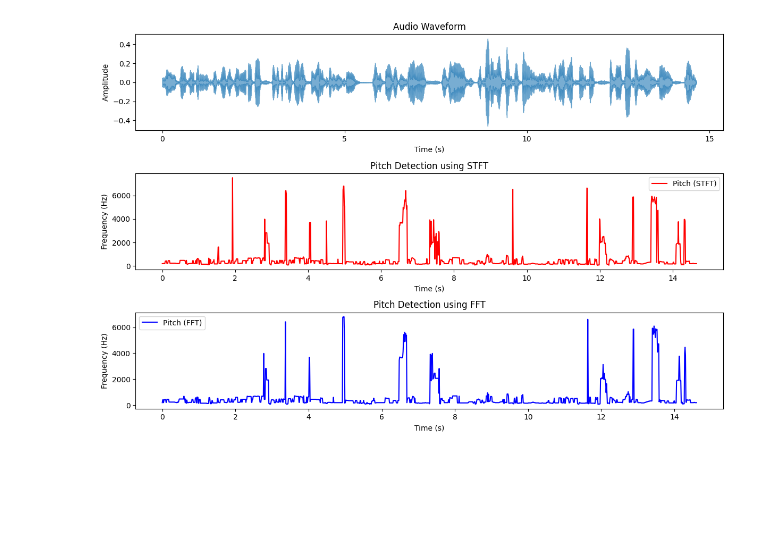
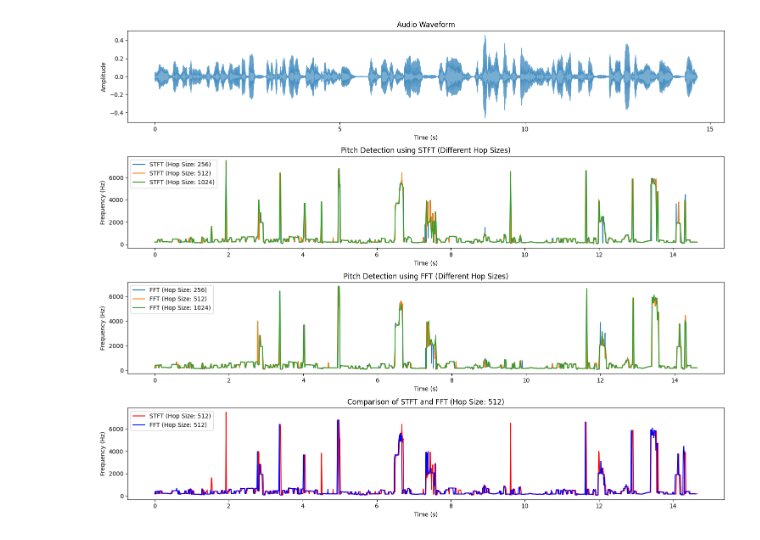
Before and after one commit to yyf/SimpleAudioDSP, a Jupyter notebook: STFT.ipynb, the cells around one changed output. Saved outputs shown, nothing was run; the diff lists cells and outputs as text; code cells hidden in the pictures; blank space fills up the shorter version.

Commit message:
Compare pitch estimation by various hop sizes

```diff
--- a/STFT.ipynb
+++ b/STFT.ipynb
@@ -5,71 +5,85 @@ import librosa.display
 import matplotlib.pyplot as plt
 
 # Load the audio file
 audio_file = './Data/speech_5.wav'  # Replace with your file path
 y, sr = librosa.load(audio_file, sr=None)
 
-# Parameters for STFT
-n_fft = 2048  # Number of FFT points
-hop_length = 512  # Hop length for overlapping frames
+# Parameters for STFT and FFT
+n_fft = 2048
+hop_sizes = [256, 512, 1024]
 
-# Compute the STFT
-stft = librosa.stft(y, n_fft=n_fft, hop_length=hop_length)
-magnitude = np.abs(stft)
+# Initialize results storage
+pitch_stft_results = {}
+pitch_fft_results = {}
 
-# Get the frequency bins
-frequencies = librosa.fft_frequencies(sr=sr, n_fft=n_fft)
+# Loop through each hop size
+for hop_length in hop_sizes:
+    # Compute the STFT
+    stft = librosa.stft(y, n_fft=n_fft, hop_length=hop_length)
+    magnitude = np.abs(stft)
 
-# Detect pitch using STFT
-pitch_stft = []
-for frame in magnitude.T:
-    max_idx = np.argmax(frame)  # Find the index of the max magnitude
-    pitch_freq = frequencies[max_idx]  # Map index to frequency
-    pitch_stft.append(pitch_freq)
+    # Get the frequency bins
+    frequencies = librosa.fft_frequencies(sr=sr, n_fft=n_fft)
 
-# Detect pitch using FFT (simpler technique)
-frame_size = 2048  # Frame size for FFT
-hop_length_fft = 512  # Hop length for FFT
-pitch_fft = []
-for i in range(0, len(y) - frame_size, hop_length_fft):
-    frame = y[i:i + frame_size]
-    fft_spectrum = np.fft.rfft(frame)
-    fft_magnitude = np.abs(fft_spectrum)
-    fft_frequencies = np.fft.rfftfreq(len(frame), d=1/sr)
-    max_idx = np.argmax(fft_magnitude)  # Find the index of the max magnitude
-    pitch_freq = fft_frequencies[max_idx]  # Map index to frequency
-    pitch_fft.append(pitch_freq)
+    # Detect pitch using STFT
+    pitch_stft = []
+    for frame in magnitude.T:
+        max_idx = np.argmax(frame)
+        pitch_freq = frequencies[max_idx]
+        pitch_stft.append(pitch_freq)
+    pitch_stft_results[hop_length] = pitch_stft
 
-# Time axes for both methods
-times_stft = librosa.frames_to_time(np.arange(len(pitch_stft)), sr=sr, hop_length=hop_length)
-times_fft = np.arange(len(pitch_fft)) * hop_length_fft / sr
+    # Detect pitch using FFT
+    frame_size = 2048
+    pitch_fft = []
+    for i in range(0, len(y) - frame_size, hop_length):
+        frame = y[i:i + frame_size]
+        fft_spectrum = np.fft.rfft(frame)
+        fft_magnitude = np.abs(fft_spectrum)
+        fft_frequencies = np.fft.rfftfreq(len(frame), d=1/sr)
+        max_idx = np.argmax(fft_magnitude)
+        pitch_freq = fft_frequencies[max_idx]
+        pitch_fft.append(pitch_freq)
+    pitch_fft_results[hop_length] = pitch_fft
 
 # Plot the results
-plt.figure(figsize=(12, 8))
+plt.figure(figsize=(15, 12))
 
-# Plot the waveform
-plt.subplot(3, 1, 1)
+plt.subplot(4, 1, 1)
 librosa.display.waveshow(y, sr=sr, alpha=0.6)
 plt.title('Audio Waveform')
 plt.xlabel('Time (s)')
 plt.ylabel('Amplitude')
 
-# Plot pitch detected using STFT
-plt.subplot(3, 1, 2)
-plt.plot(times_stft, pitch_stft, label='Pitch (STFT)', color='r')
+plt.subplot(4, 1, 2)
+for hop_length, pitch_stft in pitch_stft_results.items():
+    times_stft = librosa.frames_to_time(np.arange(len(pitch_stft)), sr=sr, hop_length=hop_length)
+    plt.plot(times_stft, pitch_stft, label=f'STFT (Hop Size: {hop_length})')
 plt.xlabel('Time (s)')
 plt.ylabel('Frequency (Hz)')
-plt.title('Pitch Detection using STFT')
+plt.title('Pitch Detection using STFT (Different Hop Sizes)')
 plt.legend()
 
-# Plot pitch detected using FFT
-plt.subplot(3, 1, 3)
-plt.plot(times_fft, pitch_fft, label='Pitch (FFT)', color='b')
+plt.subplot(4, 1, 3)
+for hop_length, pitch_fft in pitch_fft_results.items():
+    times_fft = np.arange(len(pitch_fft)) * hop_length / sr
+    plt.plot(times_fft, pitch_fft, label=f'FFT (Hop Size: {hop_length})')
 plt.xlabel('Time (s)')
 plt.ylabel('Frequency (Hz)')
-plt.title('Pitch Detection using FFT')
+plt.title('Pitch Detection using FFT (Different Hop Sizes)')
+plt.legend()
+
+plt.subplot(4, 1, 4)
+times_stft_default = librosa.frames_to_time(np.arange(len(pitch_stft_results[512])), sr=sr, hop_length=512)
+times_fft_default = np.arange(len(pitch_fft_results[512])) * 512 / sr
+plt.plot(times_stft_default, pitch_stft_results[512], label='STFT (Hop Size: 512)', color='r')
+plt.plot(times_fft_default, pitch_fft_results[512], label='FFT (Hop Size: 512)', color='b')
+plt.xlabel('Time (s)')
+plt.ylabel('Frequency (Hz)')
+plt.title('Comparison of STFT and FFT (Hop Size: 512)')
 plt.legend()
 
 plt.tight_layout()
 plt.show()
 # %% [output]
-[figure, old version]
+[figure, new version]
```
